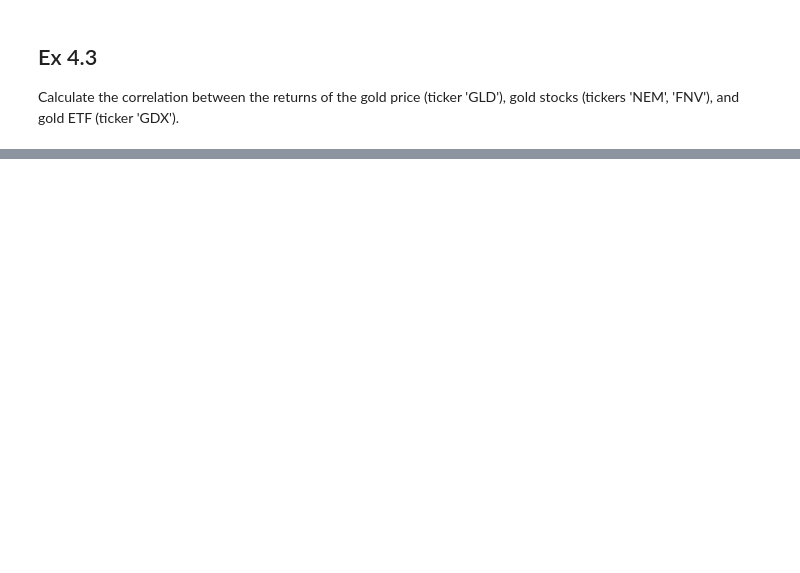
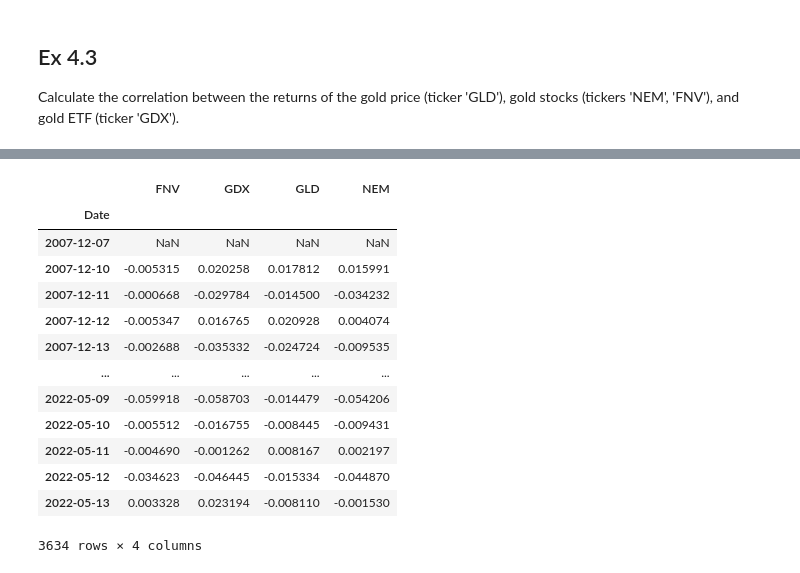
Before and after one commit to halilcodes/quant-trading-essentials, a Jupyter notebook: Chapter4_exercises.ipynb, the cells around one changed output, grey strips where cells are left out. Cells and saved outputs as stored; diff of their text form; code cells hidden in the pictures; blank space fills up the shorter version.

```diff
--- a/Chapter4_exercises.ipynb
+++ b/Chapter4_exercises.ipynb
@@ -55,0 +70,18 @@ Calculate the correlation between the returns of the gold price (ticker 'GLD'),
+# %%
+gld_pct_change = df_gold.pct_change()
+gld_pct_change
+# %% [output]
+|  | FNV | GDX | GLD | NEM |
+| Date |  |  |  |  |
+| 2007-12-07 | NaN | NaN | NaN | NaN |
+| 2007-12-10 | -0.005315 | 0.020258 | 0.017812 | 0.015991 |
+| 2007-12-11 | -0.000668 | -0.029784 | -0.014500 | -0.034232 |
+| 2007-12-12 | -0.005347 | 0.016765 | 0.020928 | 0.004074 |
+| 2007-12-13 | -0.002688 | -0.035332 | -0.024724 | -0.009535 |
+| ... | ... | ... | ... | ... |
+| 2022-05-09 | -0.059918 | -0.058703 | -0.014479 | -0.054206 |
+| 2022-05-10 | -0.005512 | -0.016755 | -0.008445 | -0.009431 |
+| 2022-05-11 | -0.004690 | -0.001262 | 0.008167 | 0.002197 |
+| 2022-05-12 | -0.034623 | -0.046445 | -0.015334 | -0.044870 |
+| 2022-05-13 | 0.003328 | 0.023194 | -0.008110 | -0.001530 |
+3634 rows × 4 columns
```
Also changed, not shown: parts of 7 cells of this notebook.
